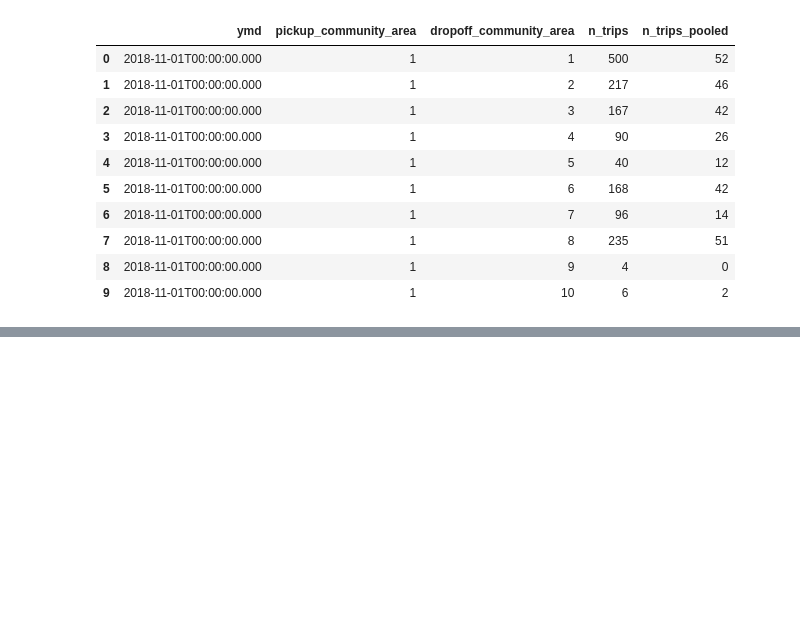
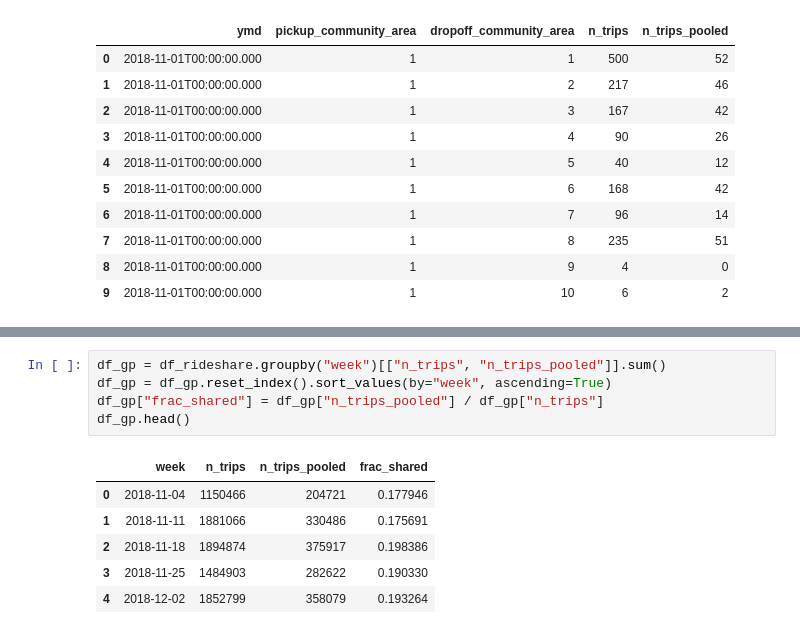
Before and after one commit to scarletstudio/transithealth, a Jupyter notebook: notebooks/vkannan3/Shared Rides.ipynb, the cells around one changed output, grey strips where cells are left out. Drawn from its saved outputs; the diff is of its cells as text; blank space fills up the shorter version.

```diff
--- a/notebooks/vkannan3/Shared Rides.ipynb
+++ b/notebooks/vkannan3/Shared Rides.ipynb
@@ -117,0 +133,12 @@ df_trips
+# %%
+df_gp = df_rideshare.groupby("week")[["n_trips", "n_trips_pooled"]].sum()
+df_gp = df_gp.reset_index().sort_values(by="week", ascending=True)
+df_gp["frac_shared"] = df_gp["n_trips_pooled"] / df_gp["n_trips"]
+df_gp.head()
+# %% [output]
+|  | week | n_trips | n_trips_pooled | frac_shared |
+| 0 | 2018-11-04 | 1150466 | 204721 | 0.177946 |
+| 1 | 2018-11-11 | 1881066 | 330486 | 0.175691 |
+| 2 | 2018-11-18 | 1894874 | 375917 | 0.198386 |
+| 3 | 2018-11-25 | 1484903 | 282622 | 0.190330 |
+| 4 | 2018-12-02 | 1852799 | 358079 | 0.193264 |
```
Also changed, not shown: parts of 5 cells of this notebook, 2 other files.
